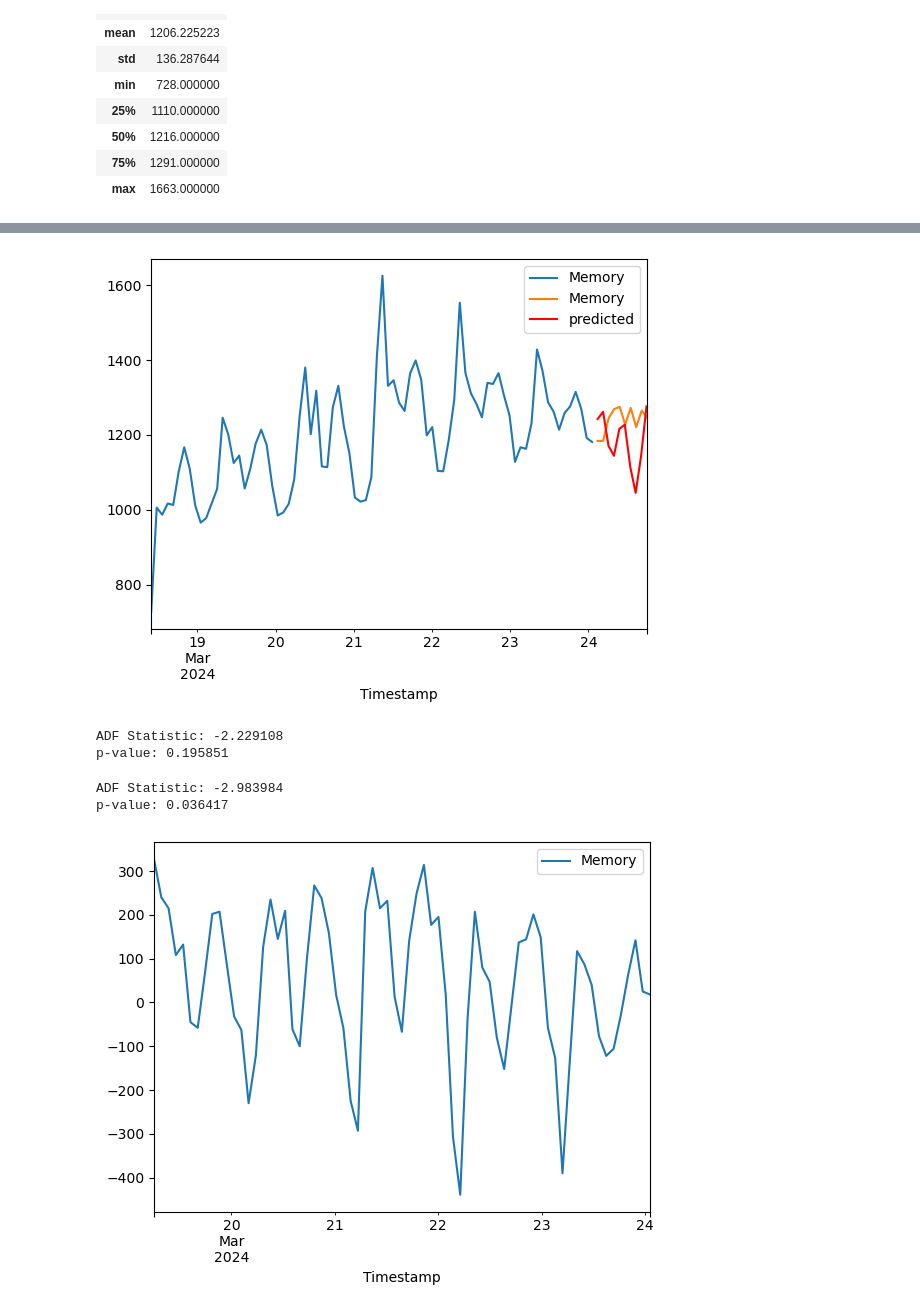
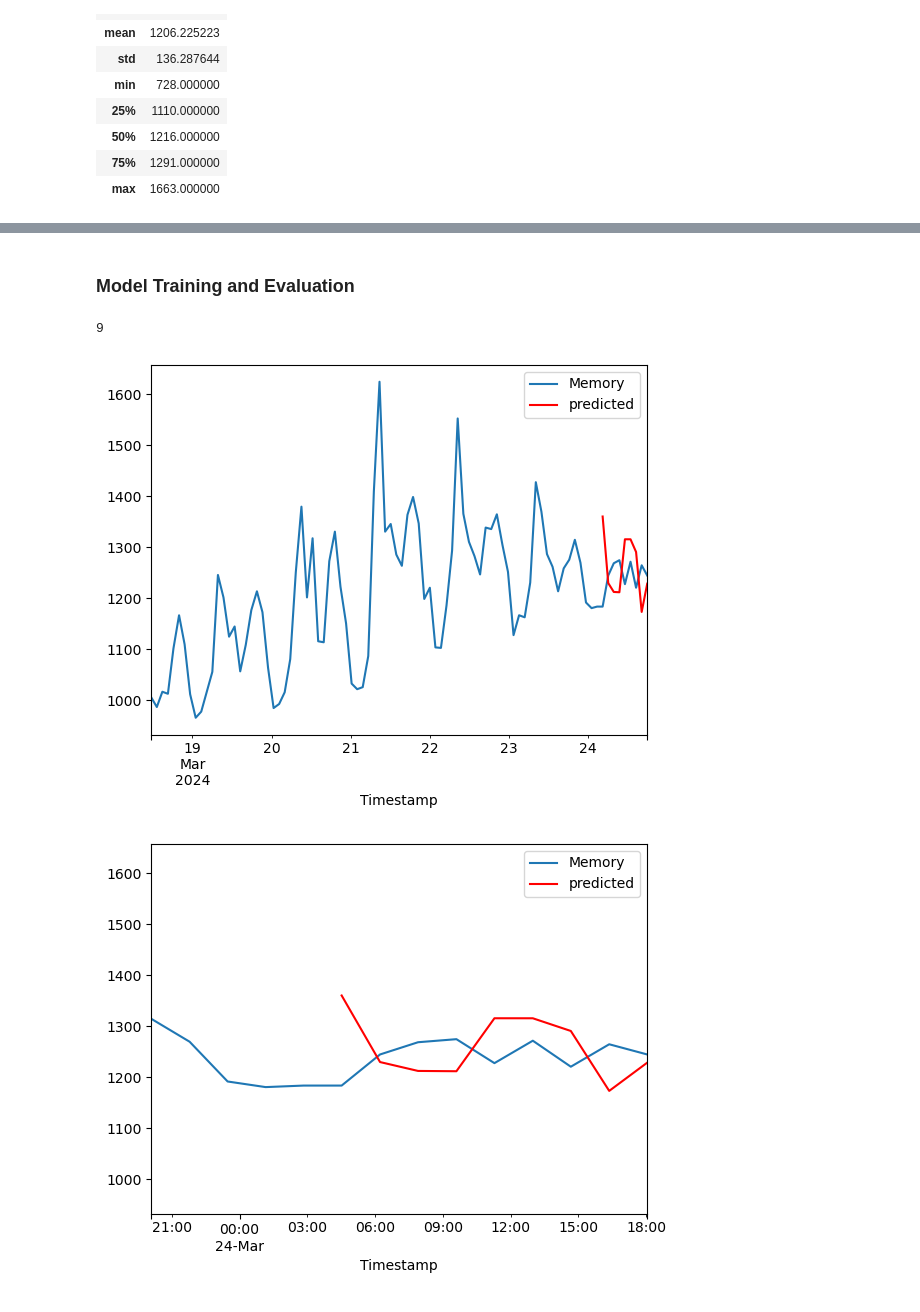
Before and after one commit to BU-Spark/ds-redhat-predictive-kubernetes, a Jupyter notebook: sp24-team-a/weekly/week8/arima_model.ipynb, the cells around one changed output, grey strips where cells are left out. Saved outputs shown, nothing was run; the diff lists cells and outputs as text; code cells hidden in the pictures.

```diff
--- a/sp24-team-a/weekly/week8/arima_model.ipynb
+++ b/sp24-team-a/weekly/week8/arima_model.ipynb
@@ -56,10 +54,10 @@ autocorrelation_plot(node_stats['Memory'])
 # %%
 from statsmodels.tsa.arima.model import ARIMA
 
-node_mem = node_stats[['Timestamp', 'Memory']]
-node_mem = node_mem.set_index('Timestamp')
-node_mem.index = node_mem.index.to_period('min')
-node_mem
+node_mem_full = node_stats[['Timestamp', 'Memory']]
+node_mem_full = node_mem_full.set_index('Timestamp')
+node_mem_full.index = node_mem_full.index.to_period('min')
+node_mem_full
 # %% [output]
 |  | Memory |
 | Timestamp |  |
@@ -77,0 +83,4 @@ node_mem
+# %%
+node_mem = node_mem_full.drop(node_mem_full.index[:100])
+
+node_mem.plot()
@@ -208,39 +195,31 @@ plt.show()
+# %% [markdown]
+### Model Training and Evaluation
 # %%
 model = ARIMA(X_train, order=(15,1,15))
 model_fit = model.fit()
 
-predictions = model_fit.predict(start=X_test.index[0].to_timestamp(), end=X_test.index[-1].to_timestamp())
-predictions = predictions.iloc[::100]
-#rmse = np.sqrt(mean_squared_error(X_test, predictions))
-#print('Test RMSE: %.3f' % rmse)
+#predictions = model_fit.predict(start=X_test.index[0].to_timestamp(), end=X_test.index[-1].to_timestamp())
+predictions = [model_fit.predict(period) for period in X_test.index]
+predictions = pd.concat(predictions)
+print(len(predictions))
+# %% [output]
+9
 # %%
 fig, ax = plt.subplots()
-X_train.plot(ax=ax, label='train')
-X_test.plot(ax=ax, label='actual')
+pd.concat((X_train, X_test)).plot(ax=ax, label='train')
+#X_test.plot(ax=ax, label='actual')
 predictions.plot(ax=ax, color='red', label='predicted')
+#plt.xlim(X_train.index[-10], X_test.index[-1])
 plt.legend()
 plt.show()
 # %% [output]
-[figure, old version]
+[figure, new version]
-# %%
-adf_result = adfuller(X_train)
-print('ADF Statistic: %f' % adf_result[0])
-print('p-value: %f' % adf_result[1])
-# %% [output]
-ADF Statistic: -2.229108
-p-value: 0.195851
-# %%
-adf_result1 = adfuller(X_train.diff(12).dropna())
-print('ADF Statistic: %f' % adf_result1[0])
-print('p-value: %f' % adf_result1[1])
-# %% [output]
-ADF Statistic: -2.983984
-p-value: 0.036417
 # %%
-X_train_sdiff = X_train.diff(12).dropna()
 fig, ax = plt.subplots()
-X_train_sdiff.plot(ax=ax, label='train')
+pd.concat((X_train, X_test)).plot(ax=ax, label='train')
+predictions.plot(ax=ax, color='red', label='predicted')
+plt.xlim(X_train.index[-5], X_test.index[-1])
 plt.legend()
 plt.show()
 # %% [output]
-[figure, old version]
+[figure, new version]
```
Also changed, not shown: parts of 33 cells of this notebook, 1 other file.
